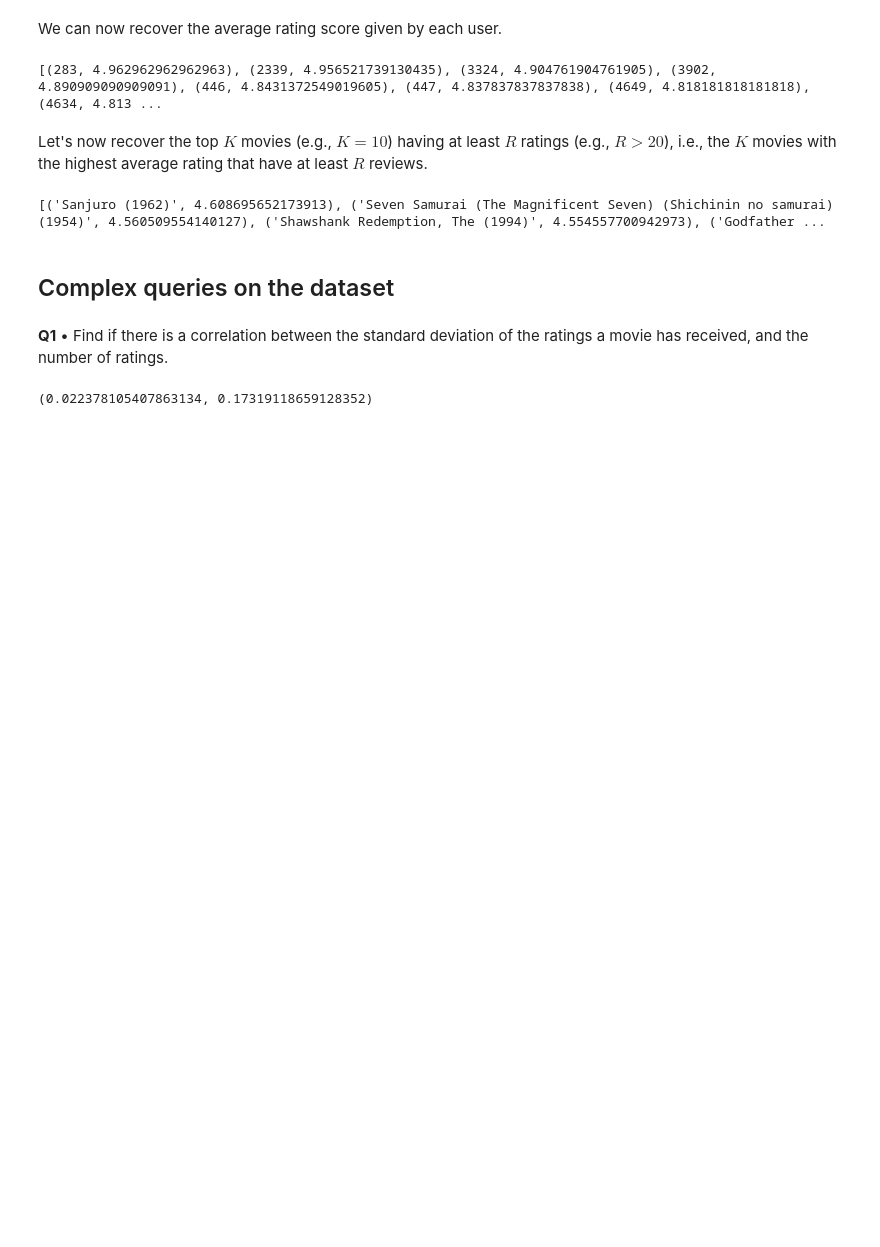
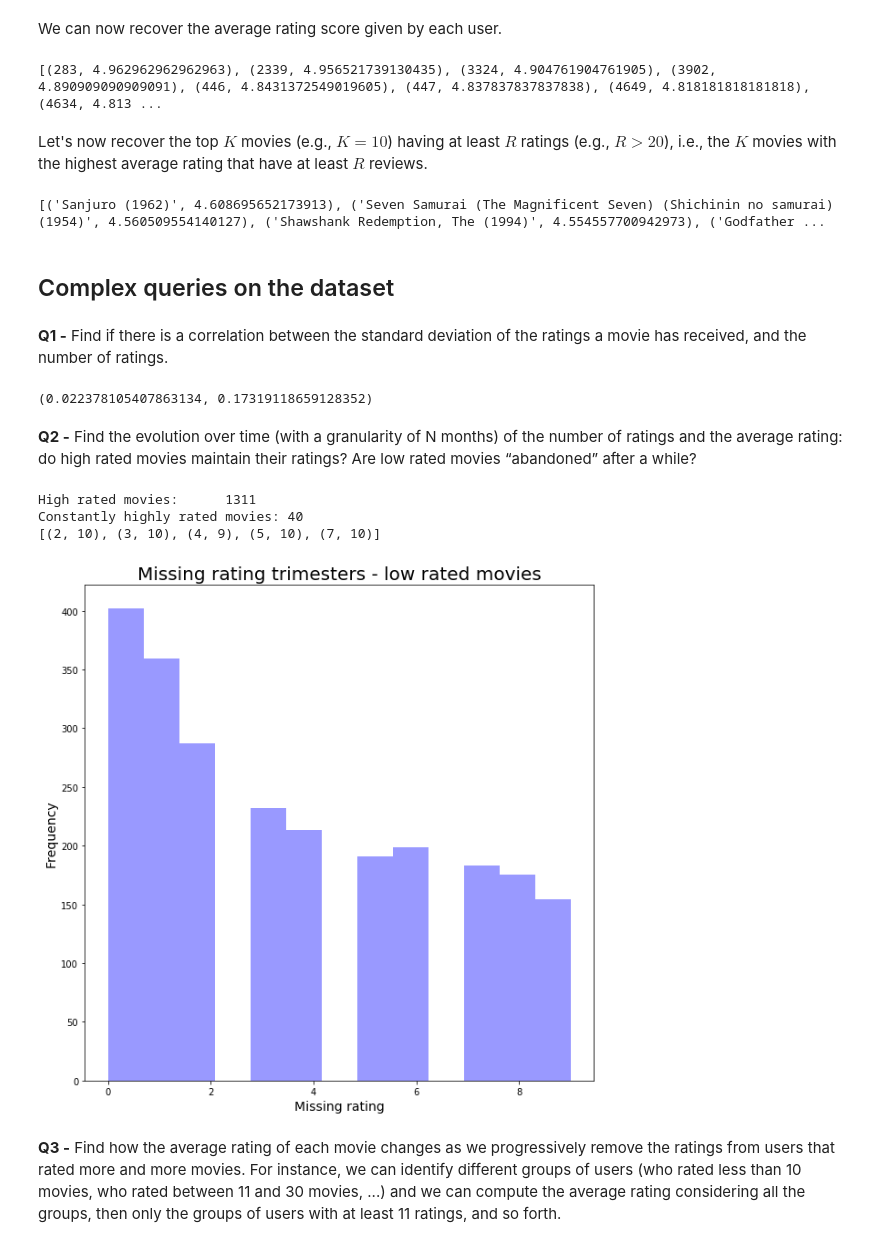
Before and after one commit to ManuelTgn/BigData2021, a Jupyter notebook: src/BigData_movielensProject.ipynb, the cells around one changed output. Drawn from its saved outputs; the diff is of its cells as text; code cells hidden in the pictures; blank space fills up the shorter version.

Commit message:
queries 2 and 3 done
last query missing

```diff
--- a/src/BigData_movielensProject.ipynb
+++ b/src/BigData_movielensProject.ipynb
@@ -230,7 +232,7 @@ print(top10MoviesNames)
 # %% [markdown]
 ## Complex queries on the dataset
 # %% [markdown]
-**Q1** • Find if there is a correlation between the standard deviation of the ratings a movie has received, and
+**Q1 -** Find if there is a correlation between the standard deviation of the ratings a movie has received, and
 the number of ratings.
 # %%
 # recover movie ratings
@@ -256,3 +258,65 @@ nrats = [e[1] for e in movieStdRatingCorr]
 print(scipy.stats.pearsonr(stdevs, nrats))  # corr = 0.022 | P-val = 0.17  --> not correlated
 # %% [output]
 (0.022378105407863134, 0.17319118659128352)
+# %% [markdown]
+**Q2 -** Find the evolution over time (with a granularity of N months) of the number of ratings and the average
+rating: do high rated movies maintain their ratings? Are low rated movies “abandoned” after a while?
+# %%
+# assume granularity of N == 4 months
+def getYear(timestamp):
+    if not isinstance(timestamp, int):
+        raise TypeError("Expected int, got {}".format(type(timestamp).__name__))
+    dt = datetime.fromtimestamp(timestamp, timezone.utc)  # retrieve datetime object from timestamp
+    if dt.month >= 1 and dt.month < 5: m = 1
+    if dt.month >= 5 and dt.month < 9: m = 2
+    if dt.month >= 9 and dt.month < 13: m = 3
+    return "{}-{}".format(dt.year, m)
+
+# average rating
+avgRatingMov = ratings_data.map(lambda x : ((int(x[1]), getYear(int(x[3]))), [int(x[2])]))\
+    .reduceByKey(lambda a,b: a + b)\
+    .map(lambda x : (x[0][0], [np.mean(x[1])]))\
+    .reduceByKey(lambda a,b : a + b)\
+    .sortByKey()
+
+# assumes that movies are high rated if have at least one avg rating > 4
+hratedmov = avgRatingMov.filter(lambda x : any([r > 4 for r in x[1]]))
+print("High rated movies:\t%d" % (hratedmov.count()))
+hratedmovConst = hratedmov.filter(lambda x : all([r > 4 for r in x[1]]))
+print("Constantly highly rated movies:\t%d" % (hratedmovConst.count()))
+
+# number of ratings
+ratingsNumber = ratings_data.map(lambda x : ((int(x[1]), getYear(int(x[3]))), 1))\
+    .reduceByKey(lambda a,b : a + b)\
+    .sortByKey()
+lratedmov = avgRatingMov.filter(lambda x : all([r <= 4 for r in x[1]]))\
+    .map(lambda x : int(x[0]))\
+    .collect()
+ratingsNumberlrated = ratingsNumber.filter(lambda x : x[0][0] in lratedmov)\
+    .map(lambda x : (x[0][0], [(x[0][1], x[1])]))\
+    .reduceByKey(lambda a,b : a + b)\
+    .map(lambda x : (x[0], len(x[1])))\
+    .sortByKey()\
+    .collect()
+print(ratingsNumberlrated[:5])
+
+def abandonedMov(movlst):
+    nratings = []
+    for tup in movlst: nratings.append(tup[1])
+    max_nratings = max(nratings)
+    diff_nratings = [max_nratings - tup[1] for tup in movlst]
+    plt.figure(figsize=(10,10))
+    sns.distplot(diff_nratings, kde=False, hist=True, color="blue")
+    plt.xlabel("Missing rating", size=14)
+    plt.ylabel("Frequency", size=14)
+    plt.title("Missing rating trimesters - low rated movies",size=20)
+    plt.show()
+abandonedMov(ratingsNumberlrated)
+# %% [output]
+High rated movies:      1311
+Constantly highly rated movies: 40
+[(2, 10), (3, 10), (4, 9), (5, 10), (7, 10)]
+[figure, added]
+# %% [markdown]
+**Q3 -** Find how the average rating of each movie changes as we progressively remove the ratings from users that rated more and more movies. For instance, we can identify different groups of users (who rated less than 10 movies, who rated between 11 and 30 movies, ...) and we can compute the average rating
+considering all the groups, then only the groups of users with at least 11 ratings, and so forth.
```
Also changed, not shown: parts of 2 cells of this notebook.
